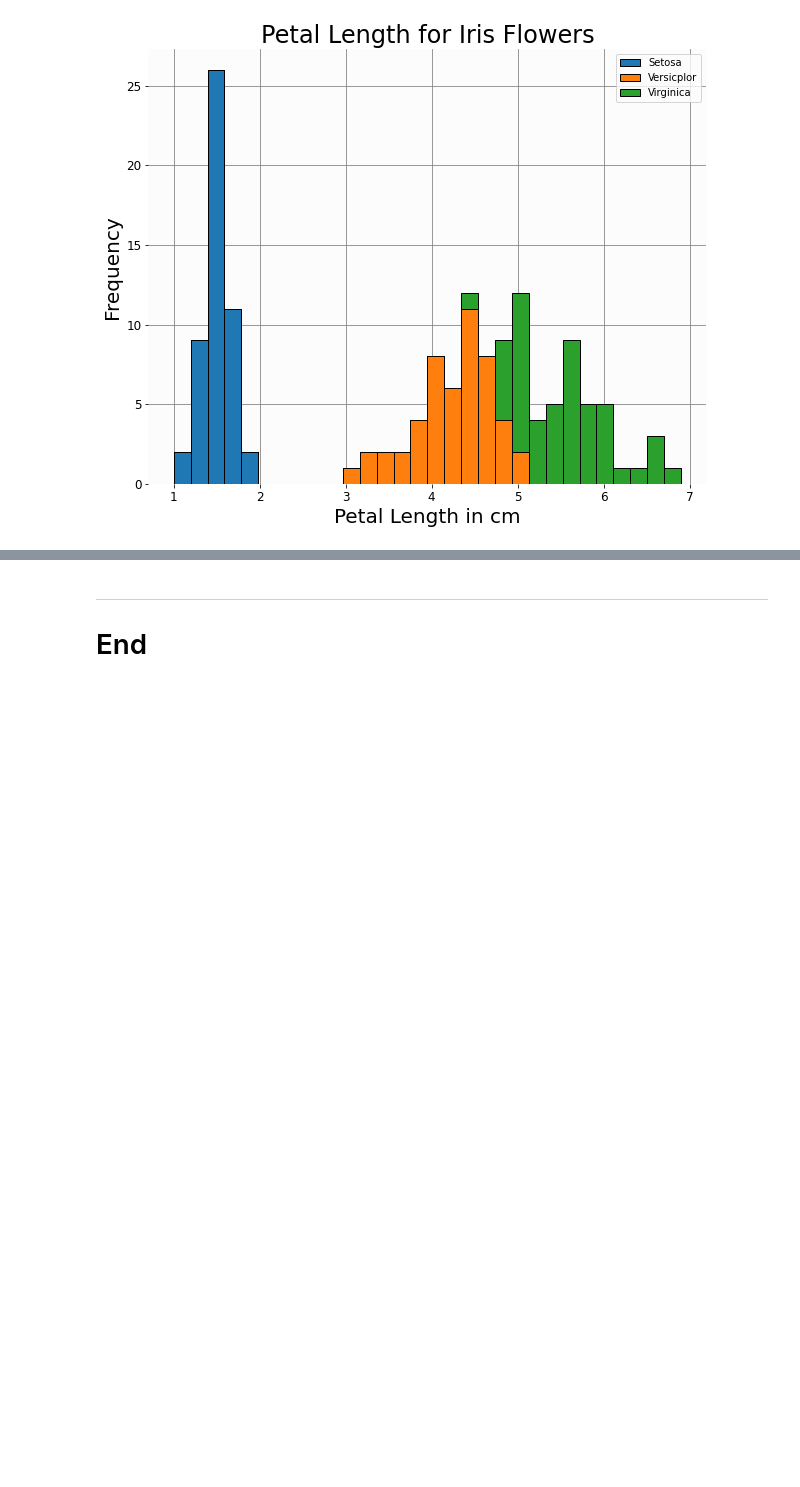
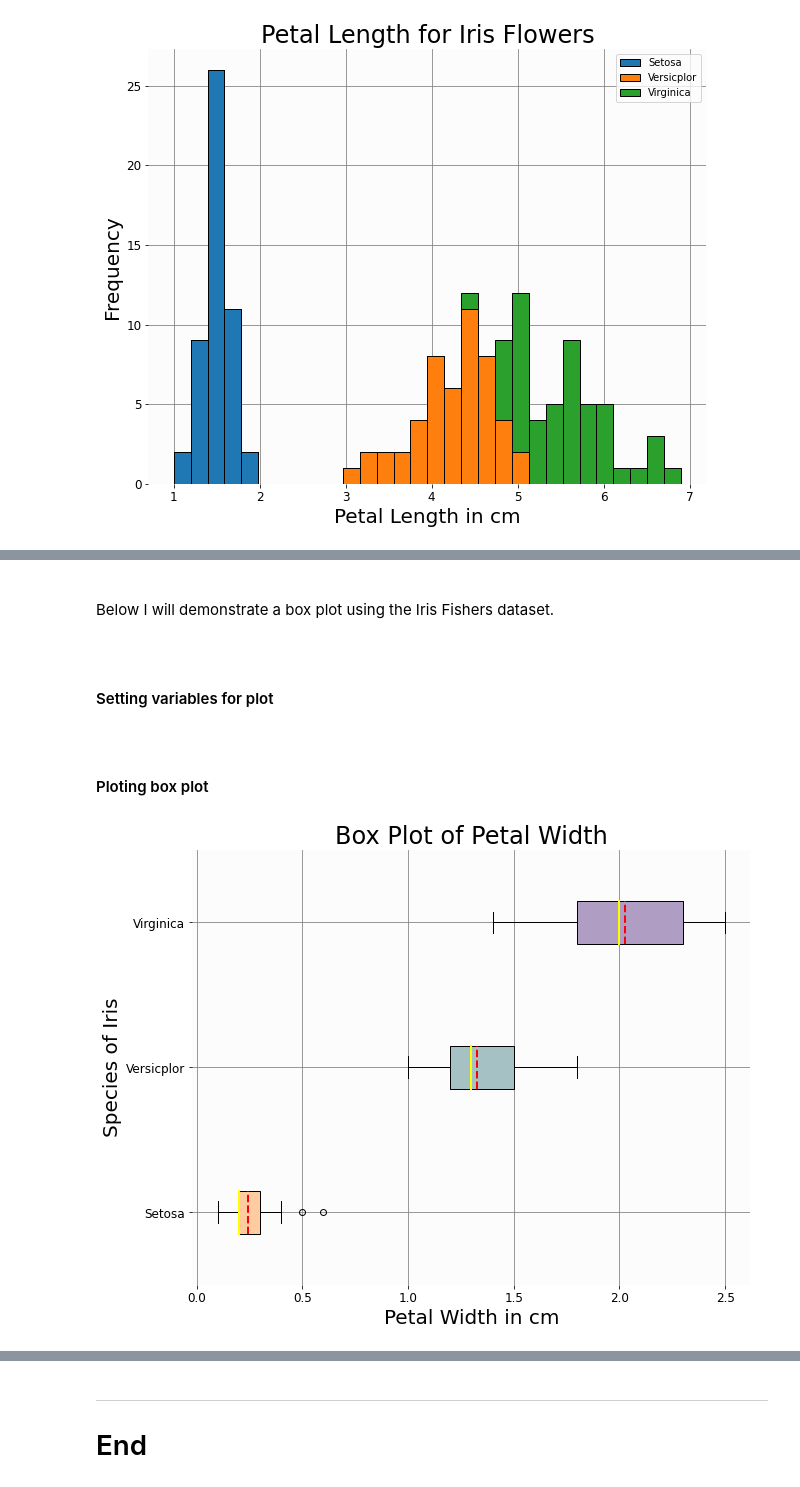
Before and after one commit to RYANCOX00/Fundamentals_of_DA, a Jupyter notebook: pyplot.ipynb, the cells around one changed output, grey strips where cells are left out. Drawn from its saved outputs; the diff is of its cells as text; code cells hidden in the pictures; blank space fills up the shorter version.

```diff
--- a/pyplot.ipynb
+++ b/pyplot.ipynb
@@ -574,0 +684,49 @@ plt.show()
+# %% [markdown]
+<br>
+
+Below I will demonstrate a box plot using the Iris Fishers dataset.
+# %% [markdown]
+<br>
+
+#### Setting variables for plot
+# %%
+# Median line width to 2 and color to yellow. [31]
+medianprops={'linewidth': 2, 'color': 'yellow'}
+
+# Mean line width 2 and color red. [31]
+meanprops={'linewidth': 2, 'color': 'red'}
+
+# Creating dict for species labels and colors.
+species = {"Setosa": '#FECCA0', "Versicolor":'#A5C1C4', "Virginica":'#AF9DC4'}
+# %% [markdown]
+<br>
+
+#### Ploting box plot
+# %%
+# Creating stateless single plot.
+fig, ax1  = plt.subplots()
+
+# Boxplot set horizontal, meanline set with line format set above. Colour filled. [31]
+box1 = ax1.boxplot(petal_width, vert=False, showmeans=True, meanline=True,\
+            patch_artist=True, medianprops = medianprops,\
+            meanprops = meanprops, labels = species.keys())
+
+# Adjusting color of the bars taken from dict object [34]
+for patch, color in zip(box1['boxes'], species.values()): patch.set_facecolor(color)
+
+# Setting axes title.
+ax1.set_title("Box Plot of Petal Width")
+
+# Setting x axis label
+ax1.set_xlabel("Petal Width in cm")
+
+# Setting y axis label
+ax1.set_ylabel("Species of Iris")
+
+# Applying a grid
+ax1.grid()
+
+# Displaying plot
+plt.show()
+# %% [output]
+[figure, added]
```
Also changed, not shown: parts of 25 cells of this notebook.
